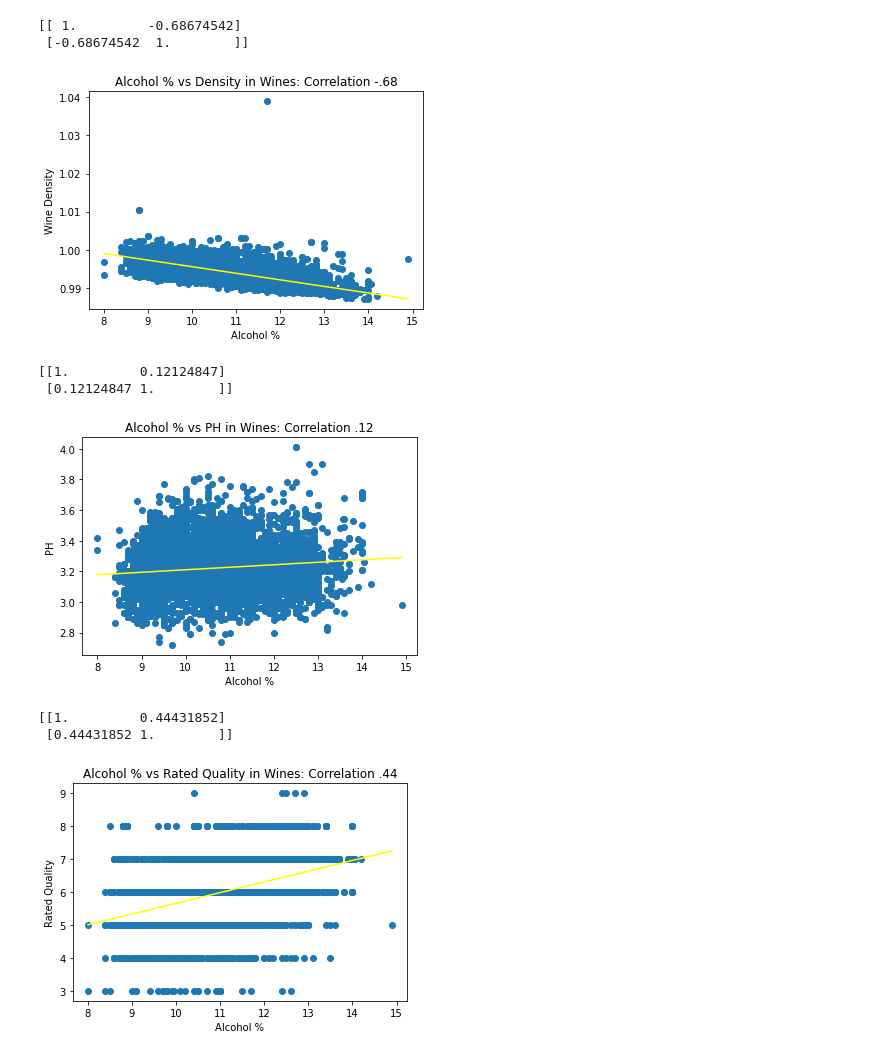
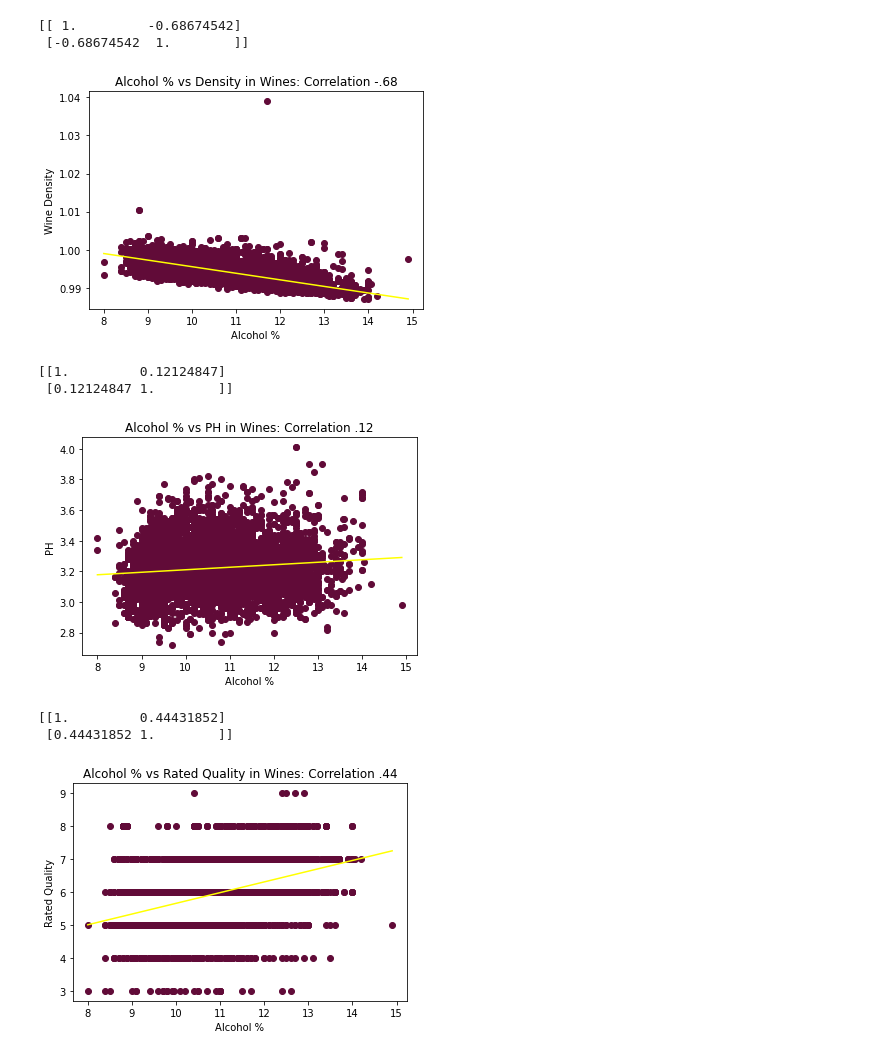
Before and after one commit to Heise1990/Project-3-Wine, a Jupyter notebook: Jupyter/Plotting Analysis.ipynb, the cells around one changed output. Drawn from its saved outputs; the diff is of its cells as text; code cells hidden in the pictures.

```diff
--- a/Jupyter/Plotting Analysis.ipynb
+++ b/Jupyter/Plotting Analysis.ipynb
@@ -77,14 +77,14 @@ print(np.corrcoef(x1, y1))
 [[ 1.         -0.68674542]
  [-0.68674542  1.        ]]
 # %%
-plt.scatter(x1, y1)
+plt.scatter(x1, y1, c='#610B38')
 plt.title('Alcohol % vs Density in Wines: Correlation -.68')
 plt.xlabel('Alcohol %')
 plt.ylabel('Wine Density')
 plt.plot(np.unique(x1), np.poly1d(np.polyfit(x1, y1, 1))(np.unique(x1)), color='yellow')
 plt.show()
 # %% [output]
-[figure, old version]
+[figure, new version]
 # %%
 y2= wine['ph']
 print(np.corrcoef(x1, y2))
@@ -92,14 +92,14 @@ print(np.corrcoef(x1, y2))
 [[1.         0.12124847]
  [0.12124847 1.        ]]
 # %%
-plt.scatter(x1, y2)
+plt.scatter(x1, y2, c='#610B38')
 plt.title('Alcohol % vs PH in Wines: Correlation .12')
 plt.xlabel('Alcohol %')
 plt.ylabel('PH')
 plt.plot(np.unique(x1), np.poly1d(np.polyfit(x1, y2, 1))(np.unique(x1)), color='yellow')
 plt.show()
 # %% [output]
-[figure, old version]
+[figure, new version]
 # %%
 y3= wine['quality']
 print(np.corrcoef(x1, y3))
@@ -107,11 +107,11 @@ print(np.corrcoef(x1, y3))
 [[1.         0.44431852]
  [0.44431852 1.        ]]
 # %%
-plt.scatter(x1, y3)
+plt.scatter(x1, y3, c='#610B38')
 plt.title('Alcohol % vs Rated Quality in Wines: Correlation .44')
 plt.xlabel('Alcohol %')
 plt.ylabel('Rated Quality')
 plt.plot(np.unique(x1), np.poly1d(np.polyfit(x1, y3, 1))(np.unique(x1)), color='yellow')
 plt.show()
 # %% [output]
-[figure, old version]
+[figure, new version]
```
Also changed, not shown: 2 other files.
